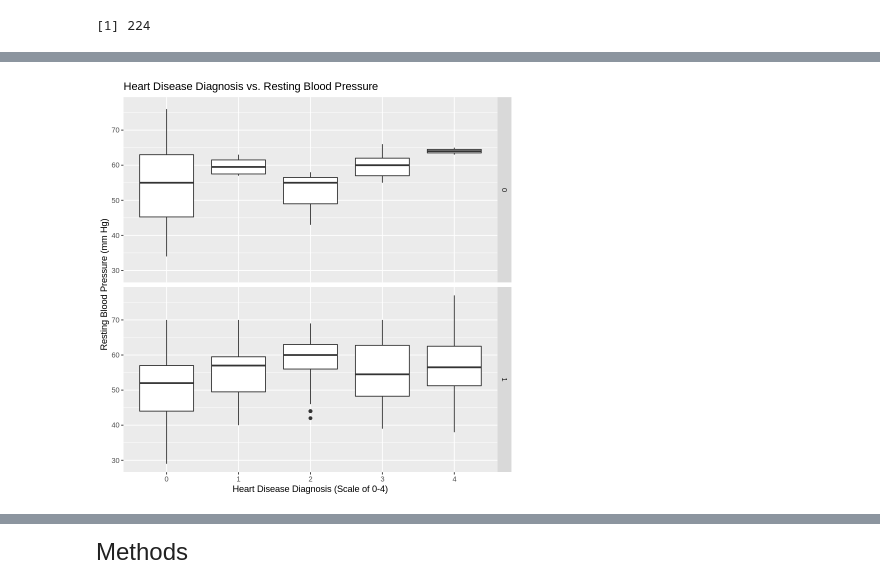
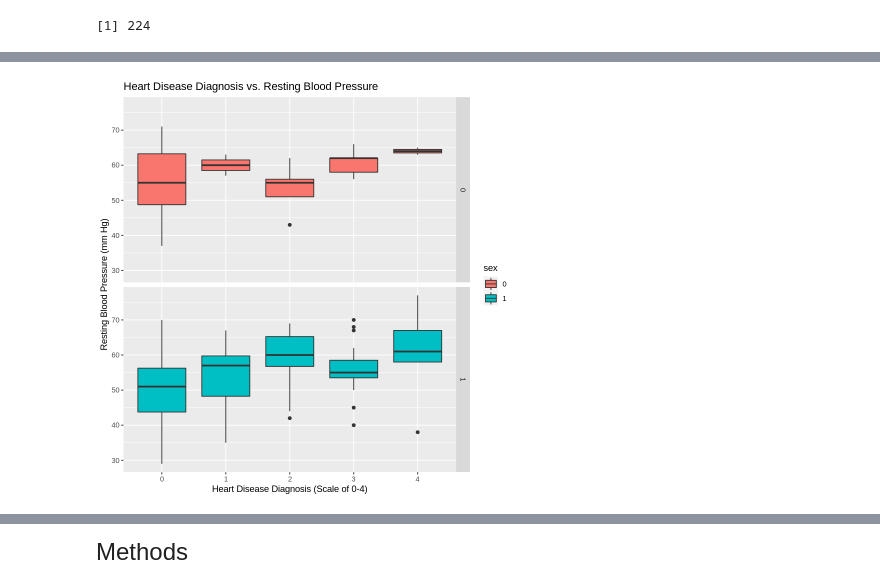
Before and after one commit to ck2671/dsci-100-2022w2-group-35, a Jupyter notebook: Heart Disease Project.ipynb, the cells around one changed output, grey strips where cells are left out. Drawn from its saved outputs; the diff is of its cells as text; code cells hidden in the pictures.

Commit message:
Added colour to graph

```diff
--- a/Heart Disease Project.ipynb
+++ b/Heart Disease Project.ipynb
@@ -169,13 +169,16 @@ A tibble: 5 × 2
 # %%
-#Plot of heart disease diagnosis on a scale of 0-4 versus resting blood pressure (mm Hg).
-#The graph shows that heart disease diagnosis level has a weak positive correlation with resting blood pressure.
-#An increase in the heart disease diagnosis level correlates to a slight increase in resting blood pressure amount.
+# Plot of heart disease diagnosis on a scale of 0-4 versus resting blood pressure (mm Hg) in men and women.
+# The graph shows that heart disease diagnosis level has a weak positive correlation with resting blood pressure for
+# both male (1) and female (2).
+# An increase in the heart disease diagnosis level correlates to a slight increase in resting blood pressure amount.
+# There is a stronger relationship between heart disease diagnosis and resting blood pressure for
 plot_heart_disease_vs_resting_blood_pressure <- heart_train_selected |>
                             mutate(heart_disease_diagnosis = as.factor(heart_disease_diagnosis)) |>
-                            ggplot(aes(x=heart_disease_diagnosis, y=age)) +
+                            mutate(sex = as.factor(sex)) |>
+                            ggplot(aes(x=heart_disease_diagnosis, y=age, fill=sex)) +
                                  geom_boxplot() +
-                                 labs(x="Heart Disease Diagnosis (Scale of 0-4)", y="Resting Blood Pressure (mm Hg)", title="Heart Disease Diagnosis vs. Resting Blood Pressure")+
+                                 labs(x="Heart Disease Diagnosis (Scale of 0-4)", y="Resting Blood Pressure (mm Hg)", title="Heart Disease Diagnosis vs. Resting Blood Pressure", )+
                             facet_grid(sex~.)
 plot_heart_disease_vs_resting_blood_pressure
 # %% [output]
-[figure, old version]
+[figure, new version]
```
Also changed, not shown: parts of 9 cells of this notebook.
